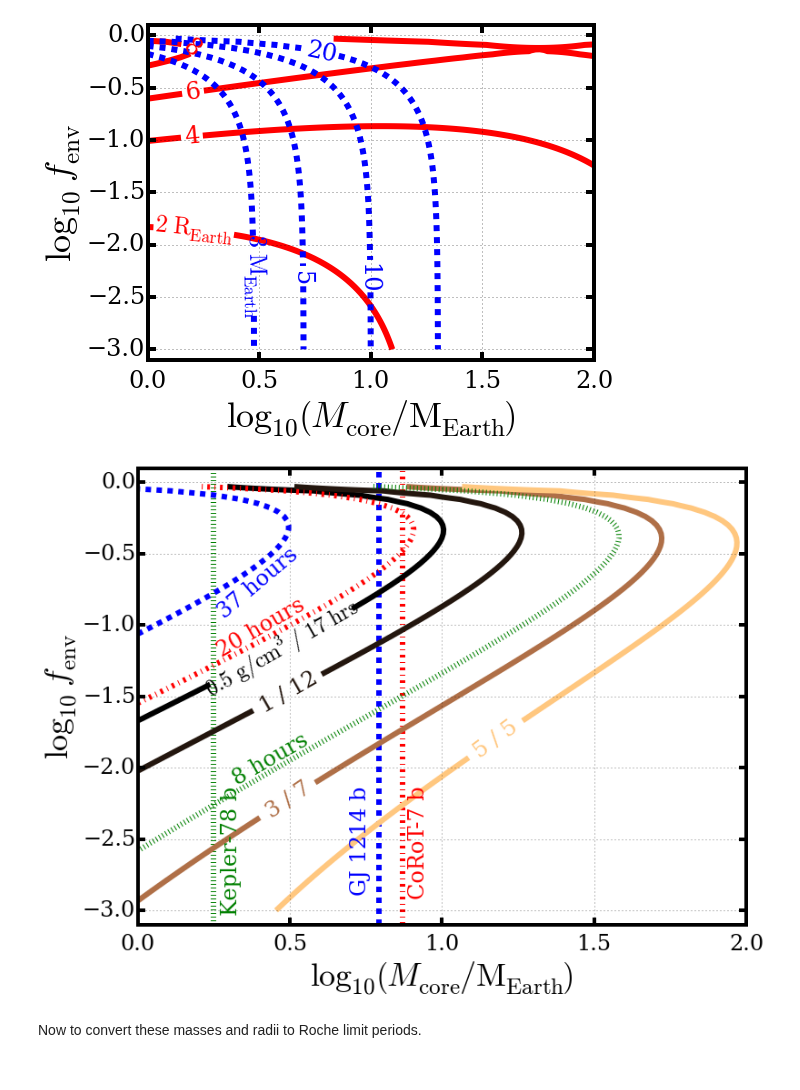
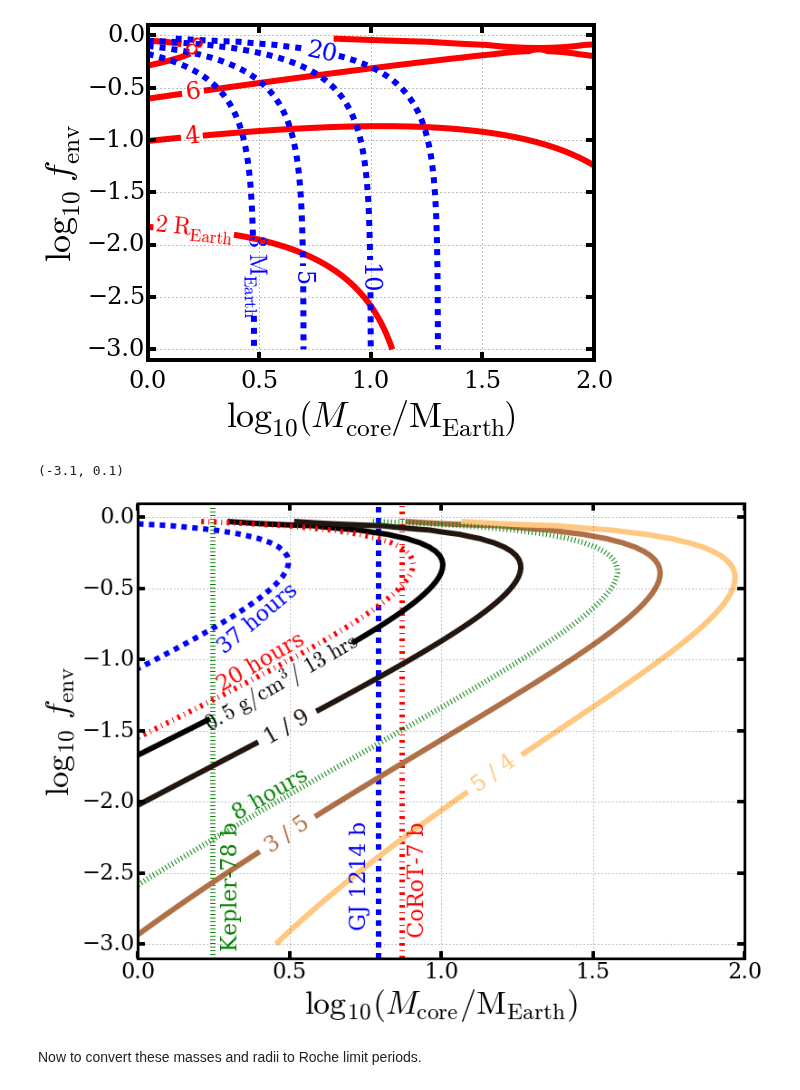
Before and after one commit to decaelus/CeMDA_tidal_evol, a Jupyter notebook: CeDMA_Calculations.ipynb, the cells around one changed output. Saved outputs shown, nothing was run; the diff lists cells and outputs as text; code cells hidden in the pictures.

Commit message:
Added other Proche0 line

```diff
--- a/CeDMA_Calculations.ipynb
+++ b/CeDMA_Calculations.ipynb
@@ -23,7 +23,7 @@ default_fig_height = default_fig_size #"Heighth" is not a word.
 def calc_smallq_roche_limit(q, Rp=0.1):
     return (q/3.)**(-1./3)*Rp
 
-def Rappaport_Roche_limit(Mp=None, Rp=None, rhop=None):
+def Rappaport_Roche_limit(Mp=None, Rp=None, rhop=None, incompressible=False):
     #Returns Roche limit period for given density
     #  based on Rappaport+ (2013) ApJL 773, L15 --
     #  http://iopscience.iop.org/article/10.1088/2041-8205/773/1/L15/meta
@@ -32,10 +32,11 @@ def Rappaport_Roche_limit(Mp=None, Rp=None, rhop=None):
         rhop = Mp/(4.*np.pi/3.*Rp**3.)
 
     #For a planet comprised of a highly compressible fluid
-#    period0 = 9.6/24.*u.day #days
+    period0 = 9.6/24.*u.day #days
 
     #A body comprised of an incompressible fluid with negligible bulk tensile strength
-    period0 = 12.6/24.*u.day #days
+    if(incompressible):
+        period0 = 12.6/24.*u.day #days
 
     return period0*np.sqrt(1.*u.g/u.cm**3/(rhop.to('g/cm^3')))
 
@@ -179,7 +180,7 @@ for i in range(len(Mcores)):
         cur_Rp = Lopez_superearth_radius(cur_Mp, fenv=fenvs[j])*cds.Rgeo
         Rps[i,j] = cur_Rp.value
         density[i,j] = (cur_Mp/(4.*np.pi/3.*(cur_Rp)**3)).to('g/cm^3').value
-        Ps_Roche[i,j] = Rappaport_Roche_limit(rhop=density[i,j]*u.g/u.cm**3).to('hour').value
+        Ps_Roche[i,j] = Rappaport_Roche_limit(rhop=density[i,j]*u.g/u.cm**3, incompressible=True).to('hour').value
 
 fenvs = np.outer(np.ones_like(fenvs), fenvs)
 Mcores = np.outer(Mcores, np.ones_like(Mcores))
@@ -219,35 +220,36 @@ ax.text(0.25, -0.9, '%i hours' % P_lvls[0], rotation=30, fontsize=24, color='r')
 #Kepler-446 b -- http://exoplanets.org/detail/Kepler-446_b
 # Mcore = 3.657
 # ax.axvline(np.log10(Mcore), color='red')
 # CS = ax.contour(np.log10(Mcores), np.log10(fenvs), Ps_Roche, colors='blue', linewidths=8, levels=P_lvls)
 # Rp_lvls = [2.678]
 
 #GJ 436 b -- https://en.wikipedia.org/wiki/Gliese_436_b
 # Mcore = 23.0*(1. - 0.12)
 # # Rp_lvls = [4.327]
 # P_lvls = [2.643904*24.]
 # ax.axvline(np.log10(Mcore), color='green', zorder=-1, linestyle=':', linewidth=6)
 # ax.text(np.log10(Mcore)*0.93, -2, 'GJ 436 b', rotation='vertical', color='green', fontsize=24)
 # CS = ax.contour(np.log10(Mcores), np.log10(fenvs), Ps_Roche, colors='green', levels=P_lvls, linestyles=':', linewidths=6)
 # ax.text(0., -0.4, '%i hours' % P_lvls[0], rotation=45, fontsize=24, color='g')
 
 #Kepler-78 b -- https://en.wikipedia.org/wiki/Kepler-78b
 Mcore = 1.77
 P_lvls = [0.355007*24.]
 ax.axvline(np.log10(Mcore), color='green', zorder=-1, linestyle=':', linewidth=6)
 ax.text(np.log10(Mcore)*1.1, -2.25, 'Kepler-78 b', rotation='vertical', color='green', fontsize=24)
 CS = ax.contour(np.log10(Mcores), np.log10(fenvs), Ps_Roche, colors='green', levels=P_lvls, linestyles=':', linewidths=6)
 ax.text(0.3, -1.85, '%i hours' % P_lvls[0], rotation=30, fontsize=24, color='g')
 
 ax.set_xlabel('$\\log_{10} \\left( M_{\\rm core}/{\\rm M_{Earth}}\\right)$', fontsize=36)
 ax.set_ylabel('$\\log_{10}\ f_{\\rm env}$', fontsize=36)
 
 ax.set_xlim([0, 2])
 ax.set_ylim([-3.1, 0.1])
 
-fig.savefig('LopezFortney2013_density-PRoche_contours.eps', dpi=1000, bbox_inches='tight')
+#fig.savefig('LopezFortney2013_density-PRoche_contours.eps', dpi=1000, bbox_inches='tight')
 # %% [output]
+(-3.1, 0.1)
-[figure, old version]
+[figure, new version]
 # %% [markdown]
 Now to convert these masses and radii to Roche limit periods.
 # %%
```
Also changed, not shown: parts of 4 cells of this notebook, 1 other file.
